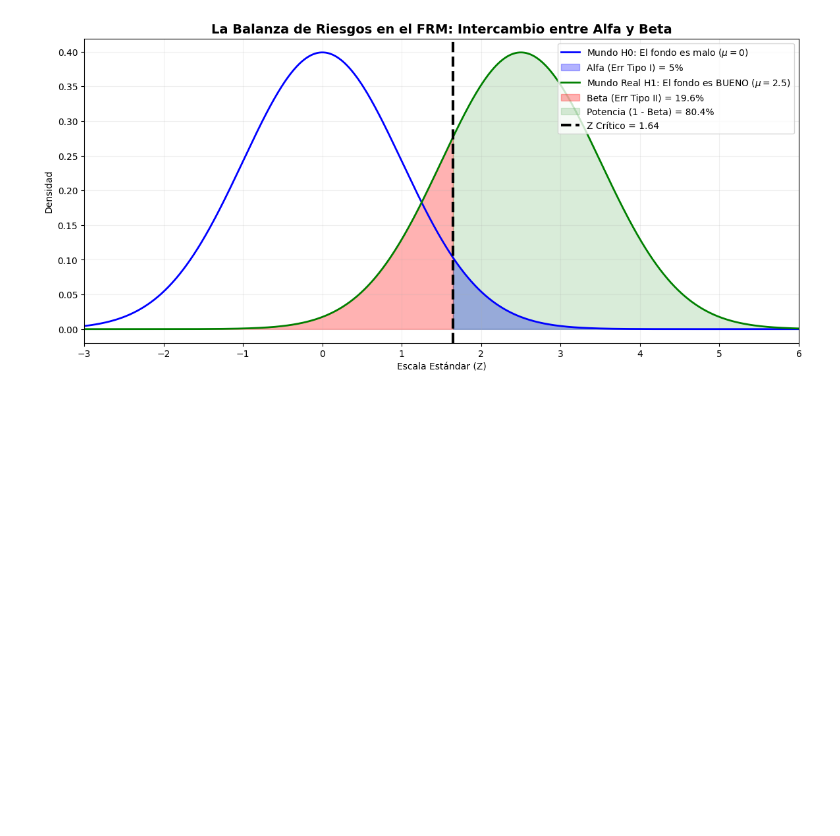
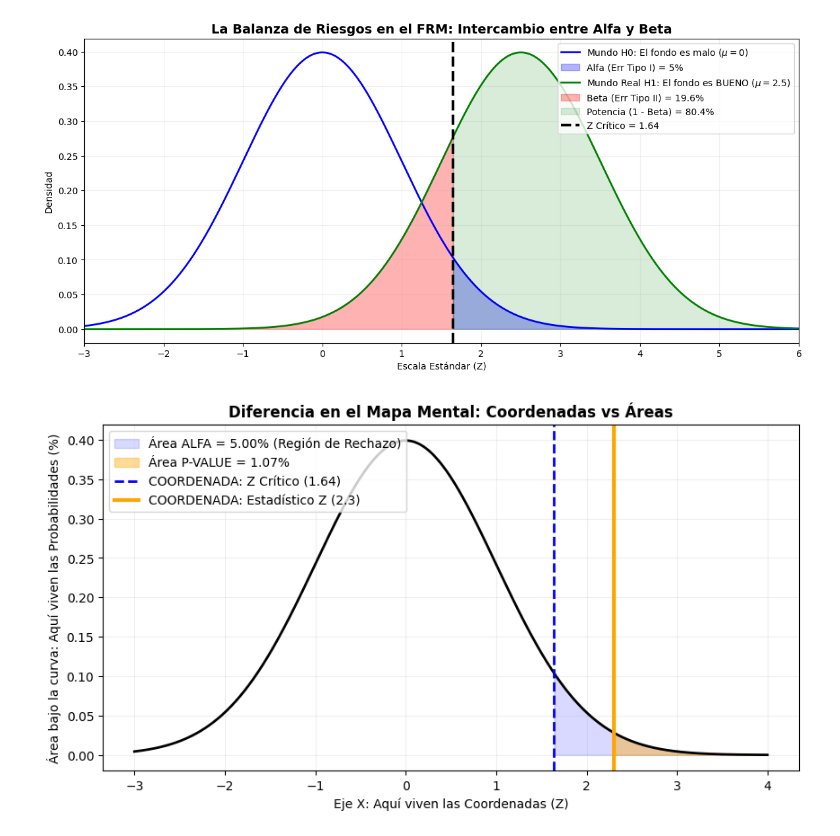
Before and after one commit to ADRIANVM117/quant-research-notes, a Jupyter notebook: quant_analysis/hyphotesis_testing.ipynb, the cells around one changed output. Cells and saved outputs as stored; diff of their text form; code cells hidden in the pictures; blank space fills up the shorter version.

Commit message:
Entendiendo z critico

```diff
--- a/quant_analysis/hyphotesis_testing.ipynb
+++ b/quant_analysis/hyphotesis_testing.ipynb
@@ -507,3 +507,42 @@ plt.xlim(-3, 6)
 plt.show()
 # %% [output]
 [figure]
+# %%
+import numpy as np
+import scipy.stats as stats
+import matplotlib.pyplot as plt
+
+# Configuramos un escenario donde SÍ cruzamos la frontera
+z_critico = 1.64   # Coordenada fija (para un alfa del 5%)
+z_estadistico = 2.30  # Coordenada de nuestra muestra (¡Cruzó la frontera!)
+
+# Calcular las áreas (p-value)
+p_value = 1 - stats.norm.cdf(z_estadistico)
+
+# Graficar
+plt.figure(figsize=(10, 5))
+x = np.linspace(-3, 4, 1000)
+y = stats.norm.pdf(x, 0, 1)
+plt.plot(x, y, color='black', lw=2)
+
+# SOMBREAR LAS ÁREAS (Porcentajes)
+x_alpha = np.linspace(z_critico, 4, 200)
+plt.fill_between(x_alpha, stats.norm.pdf(x_alpha, 0, 1), color='blue', alpha=0.15,
+                 label=f'Área ALFA = 5.00% (Región de Rechazo)')
+
+x_p = np.linspace(z_estadistico, 4, 200)
+plt.fill_between(x_p, stats.norm.pdf(x_p, 0, 1), color='orange', alpha=0.4,
+                 label=f'Área P-VALUE = {p_value*100:.2f}%')
+
+# MARCAR LAS COORDENADAS (Puntos en el eje X)
+plt.axvline(z_critico, color='blue', linestyle='--', lw=2, label=f'COORDENADA: Z Crítico ({z_critico})')
+plt.axvline(z_estadistico, color='orange', linestyle='-', lw=3, label=f'COORDENADA: Estadístico Z ({z_estadistico})')
+
+plt.title("Diferencia en el Mapa Mental: Coordenadas vs Áreas", fontsize=12, fontweight='bold')
+plt.xlabel("Eje X: Aquí viven las Coordenadas (Z)")
+plt.ylabel("Área bajo la curva: Aquí viven las Probabilidades (%)")
+plt.legend(loc='upper left')
+plt.grid(alpha=0.2)
+plt.show()
+# %% [output]
+[figure, added]
```
Also changed, not shown: parts of 1 cell of this notebook.
